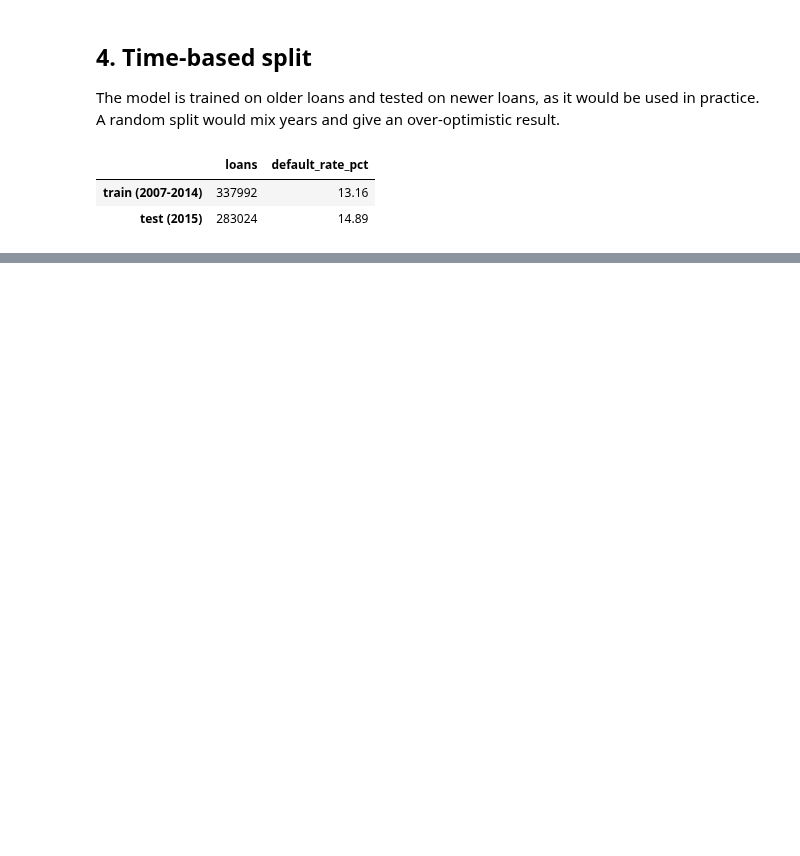
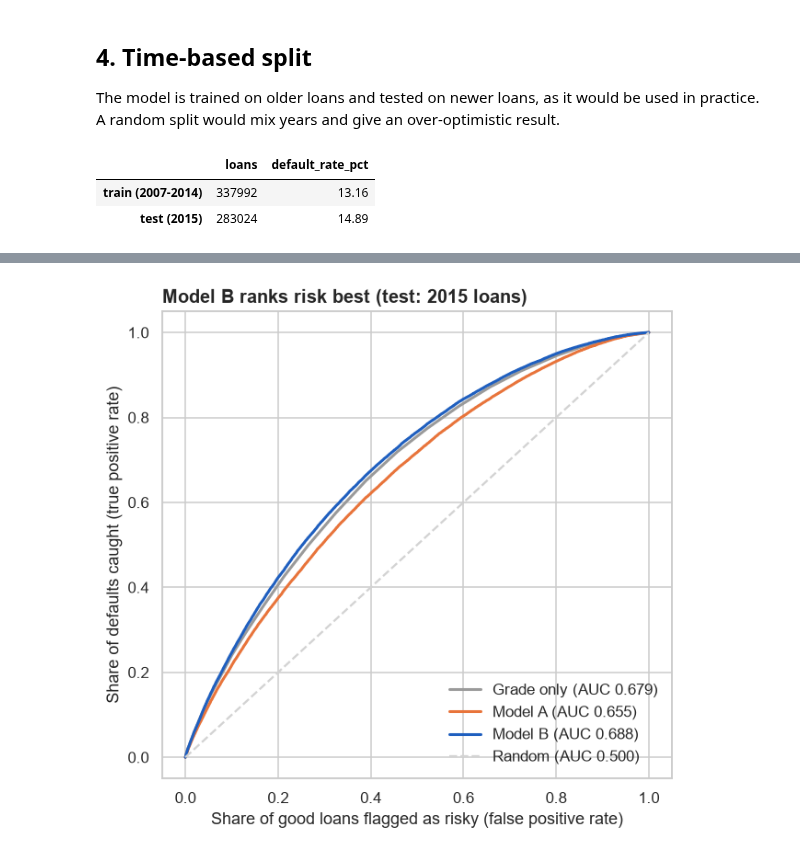
Before and after one commit to CavitDursun07/lending_club_credit_risk, a Jupyter notebook: notebooks/04_default_model.ipynb, the cells around one changed output, grey strips where cells are left out. Cells and saved outputs as stored; diff of their text form; code cells hidden in the pictures; blank space fills up the shorter version.

Commit message:
Add ROC curve and coefficient analysis for the default models

```diff
--- a/notebooks/04_default_model.ipynb
+++ b/notebooks/04_default_model.ipynb
@@ -114,0 +188,26 @@ summary
+# %%
+MODEL_COLORS = {"Grade only": ALL_COLOR, "Model A": GAP_COLOR, "Model B": MATURE_COLOR}
+
+test_scores = {}
+fig, ax = plt.subplots(figsize=(6.5, 6))
+
+for name, model in models.items():
+    numeric, categorical = MODEL_SPECS[name]
+    scores = model.predict_proba(test[numeric + categorical])[:, 1]
+    test_scores[name] = scores
+
+    false_positive_rate, true_positive_rate, _ = roc_curve(test["is_default"], scores)
+    auc = roc_auc_score(test["is_default"], scores)
+    ax.plot(false_positive_rate, true_positive_rate, color=MODEL_COLORS[name], lw=2,
+            label=f"{name} (AUC {auc:.3f})")
+
+ax.plot([0, 1], [0, 1], color="lightgrey", linestyle="--", label="Random (AUC 0.500)")
+ax.set_xlabel("Share of good loans flagged as risky (false positive rate)")
+ax.set_ylabel("Share of defaults caught (true positive rate)")
+ax.set_title("Model B ranks risk best (test: 2015 loans)", loc="left", fontsize=13, fontweight="bold")
+ax.legend(loc="lower right", frameon=False)
+
+save_fig(fig, "07_roc_curve")
+plt.show()
+# %% [output]
+[figure, added]
```
Also changed, not shown: parts of 7 cells of this notebook, 2 other files.
